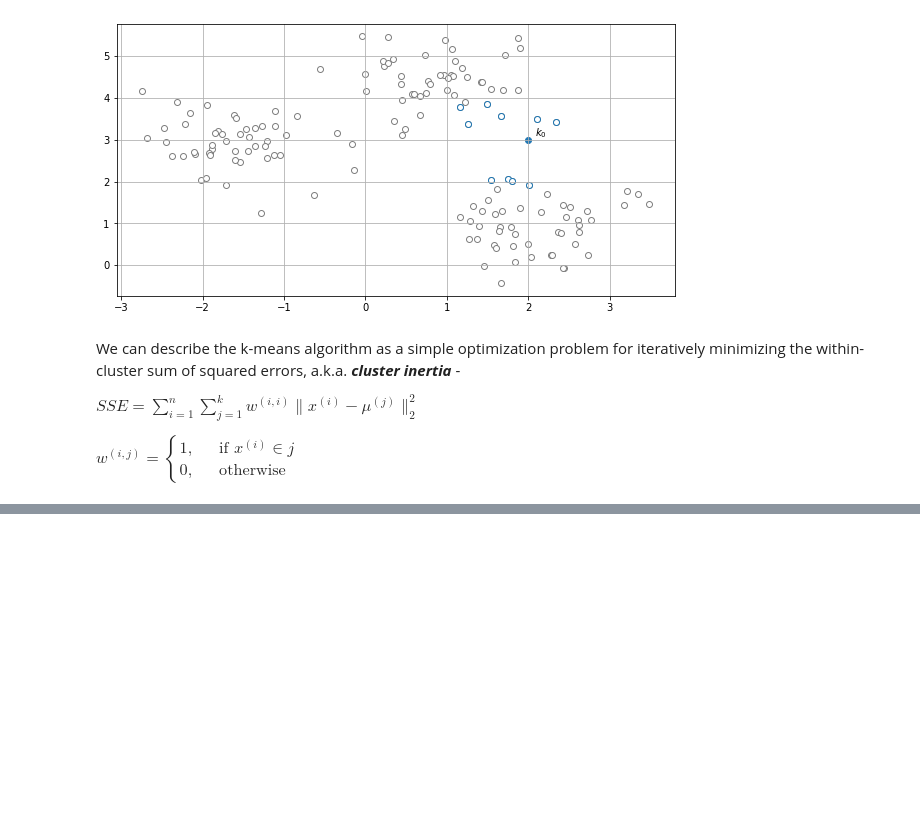
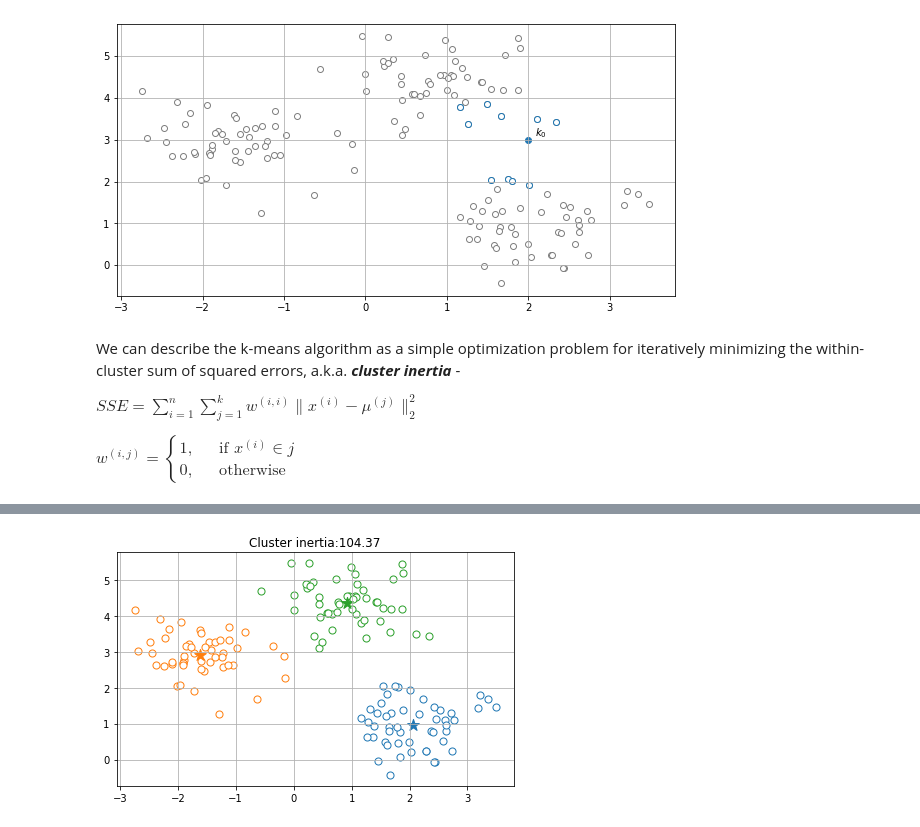
Before and after one commit to vinayshanbhag/math, a Jupyter notebook: K_means.ipynb, the cells around one changed output, grey strips where cells are left out. Cells and saved outputs as stored; diff of their text form; code cells hidden in the pictures; blank space fills up the shorter version.

Commit message:
k-means clustering, limitations, workarounds

```diff
--- a/K_means.ipynb
+++ b/K_means.ipynb
@@ -145,0 +172,23 @@ Results of k-means clustering algorithm are sensitive to initial centroids chose
+# %%
+k = 3
+km = KMeans(n_clusters=k,
+            init='k-means++',
+            n_init=1,
+            max_iter=300,
+            tol=1e-4,
+            random_state=1
+           )
+y_km = km.fit_predict(X)
+for i in range(k):
+  plt.scatter(X[y_km==i,0],X[y_km==i,1],
+            s=50,c='white',marker='o',edgecolor=colors[i],label=f'cluster {i}'
+           )
+  plt.scatter(km.cluster_centers_[i][0],km.cluster_centers_[i][1],
+              s=150,c=colors[i],marker='*',edgecolor=colors[i],label=f'cluster centroid {i}'
+             )
+#plt.legend(loc='best')
+plt.title(f"Cluster inertia:{km.inertia_:0.2f}")
+plt.grid();
+plt.tight_layout();
+# %% [output]
+[figure, added]
```
Also changed, not shown: parts of 10 cells of this notebook.
